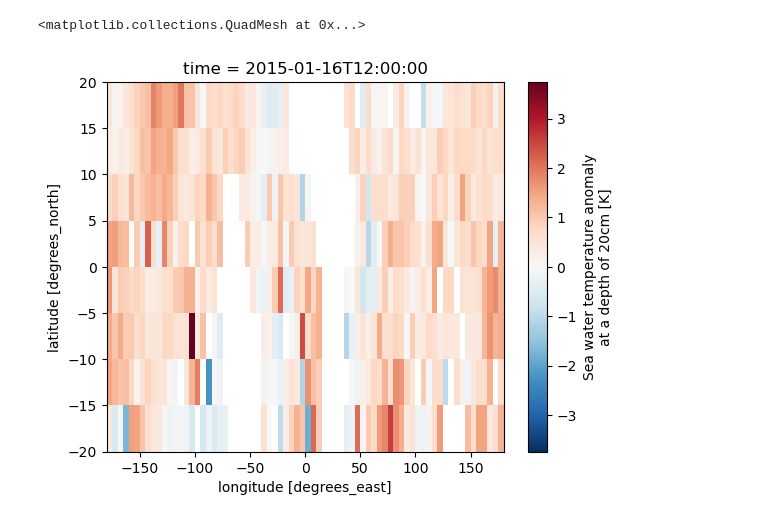
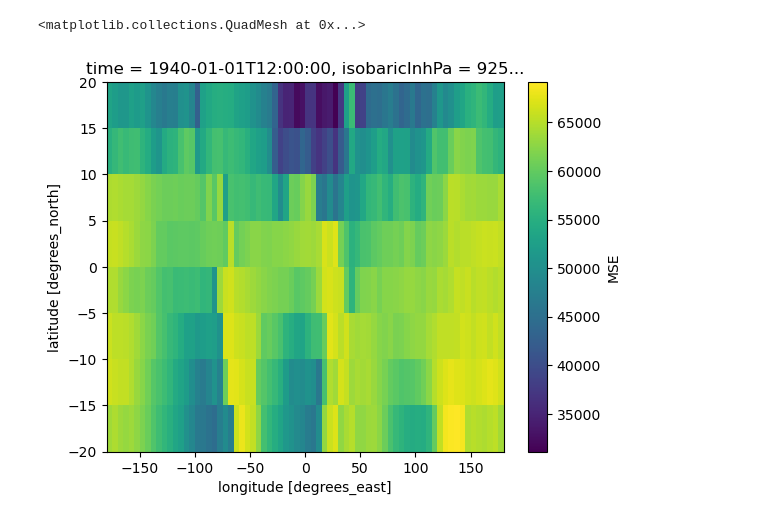
Before and after one commit to pkeil7/PCA_tropical_temp, a Jupyter notebook: notebooks/predict_PCA_nn.ipynb, the cells around one changed output. Saved outputs shown, nothing was run; the diff lists cells and outputs as text; code cells hidden in the pictures.

```diff
--- a/notebooks/predict_PCA_nn.ipynb
+++ b/notebooks/predict_PCA_nn.ipynb
@@ -19,5 +37,8 @@ ls ../data/era5/*1991*
 predictors = xr.open_mfdataset("../data/era5/E5pl00_1M_????_130_lt_global_5.nc")
 predictors["q"] = xr.open_mfdataset("../data/era5/E5pl00_1M_????_133_lt_global_5.nc").q
 predictors["sst"] = xr.open_mfdataset("../data/era5/E5sf00_1M_????_034_global_5.nc").sst
+
+predictors.coords["plev2"] = predictors.isobaricInhPa
+predictors = predictors.swap_dims({"isobaricInhPa": "plev2"})
 # %%
-lt_t_xr
+predictors["MSE"] = utils.xr_MSE(predictors.t,predictors.q)
@@ -68,5 +45,5 @@ SST_tropics.isel(time=0).tos.plot(x="longitude", y="latitude")
-# %%
-SST_tropics.isel(time=900).tos.plot(x="longitude", y="latitude")
-# %% [output]
-<matplotlib.collections.QuadMesh at 0x...>
-[figure, removed]
+# %%
+predictors.MSE.isel(time=0).sel(plev2=925, lat=slice(-20,20)).plot(x="lon",y="lat")
+# %% [output]
+<matplotlib.collections.QuadMesh at 0x...>
+[figure, added]
```
Also changed, not shown: parts of 24 cells of this notebook, 4 other files.
